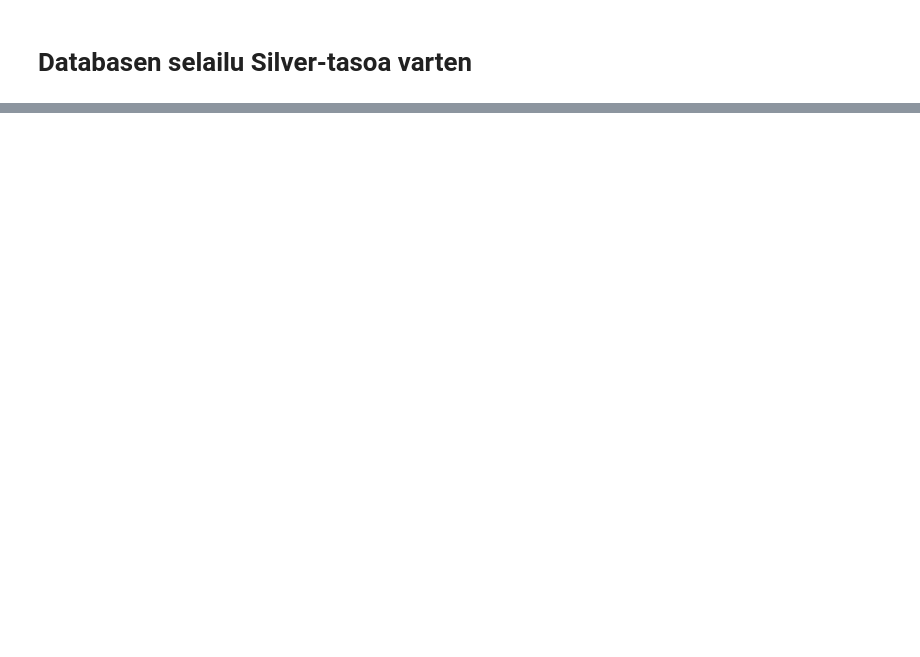
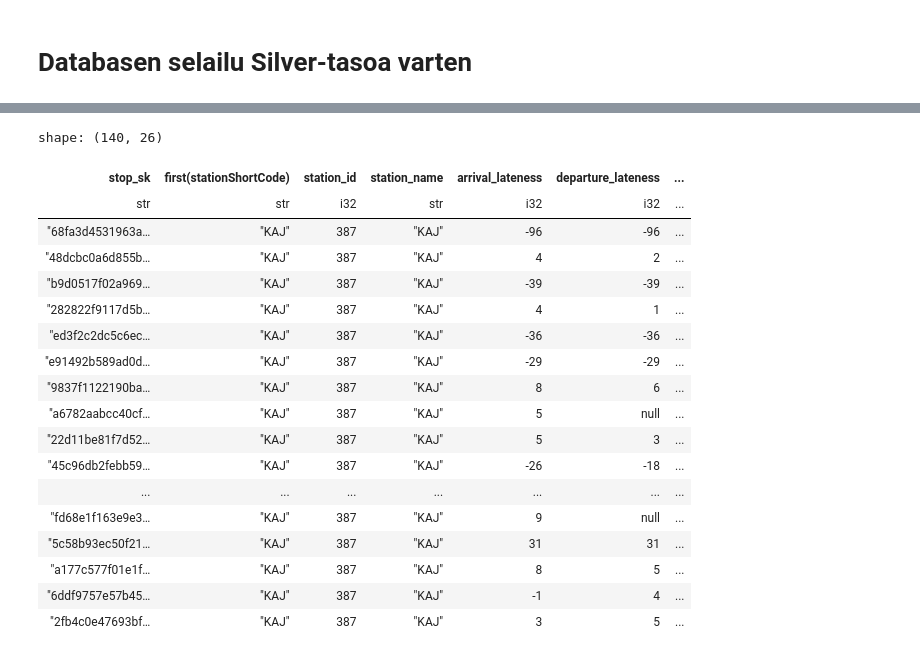
Before and after one commit to emmmahi/VR-data, a Jupyter notebook: src/playground/browser.ipynb, the cells around one changed output, grey strips where cells are left out. Drawn from its saved outputs; the diff is of its cells as text; code cells hidden in the pictures; blank space fills up the shorter version.

```diff
--- a/src/playground/browser.ipynb
+++ b/src/playground/browser.ipynb
@@ -112,0 +185,55 @@ shape: (0, 4)
+# %%
+sql("""
+    WITH gold_exploded AS (
+    SELECT * EXCLUDE (lateness_causes),
+        UNNEST(lateness_causes) as lateness_causes_new
+    FROM medallion_silver.method_b_silvertrain
+    WHERE station_name LIKE 'KAJ'
+),
+defined_causes AS (
+    SELECT *,
+        lateness_causes_new::STRUCT(
+            passengerTerm STRING,
+            categoryCode STRING,
+            categoryName STRING,
+            validFrom STRING,
+            validTo STRING,
+            id INT,
+            detailedCategoryCode STRING,
+            detailedCategoryName STRING,
+            thirdCategoryCode STRING,
+            thirdCategoryName STRING,
+            description STRING,
+            categoryCodeId INT,
+            detailedCategoryCodeId INT,
+            thirdCategoryCodeId INT
+        ) as lateness_rows
+    FROM gold_exploded
+),
+gold_lateness AS (
+    SELECT *,
+        lateness_rows.*
+    FROM defined_causes
+)
+SELECT * FROM gold_lateness;
+""")
+# %% [output]
+shape: (140, 26)
+| stop_sk | first(stationShortCode) | station_id | station_name | arrival_lateness | departure_lateness | ... |
+| str | str | i32 | str | i32 | i32 | ... |
+| "68fa3d4531963a… | "KAJ" | 387 | "KAJ" | -96 | -96 | ... |
+| "48dcbc0a6d855b… | "KAJ" | 387 | "KAJ" | 4 | 2 | ... |
+| "b9d0517f02a969… | "KAJ" | 387 | "KAJ" | -39 | -39 | ... |
+| "282822f9117d5b… | "KAJ" | 387 | "KAJ" | 4 | 1 | ... |
+| "ed3f2c2dc5c6ec… | "KAJ" | 387 | "KAJ" | -36 | -36 | ... |
+| "e91492b589ad0d… | "KAJ" | 387 | "KAJ" | -29 | -29 | ... |
+| "9837f1122190ba… | "KAJ" | 387 | "KAJ" | 8 | 6 | ... |
+| "a6782aabcc40cf… | "KAJ" | 387 | "KAJ" | 5 | null | ... |
+| "22d11be81f7d52… | "KAJ" | 387 | "KAJ" | 5 | 3 | ... |
+| "45c96db2febb59… | "KAJ" | 387 | "KAJ" | -26 | -18 | ... |
+| ... | ... | ... | ... | ... | ... | ... |
+| "fd68e1f163e9e3… | "KAJ" | 387 | "KAJ" | 9 | null | ... |
+| "5c58b93ec50f21… | "KAJ" | 387 | "KAJ" | 31 | 31 | ... |
+| "a177c577f01e1f… | "KAJ" | 387 | "KAJ" | 8 | 5 | ... |
+| "6ddf9757e57b45… | "KAJ" | 387 | "KAJ" | -1 | 4 | ... |
+| "2fb4c0e47693bf… | "KAJ" | 387 | "KAJ" | 3 | 5 | ... |
```
Also changed, not shown: parts of 9 cells of this notebook, 13 other files.
